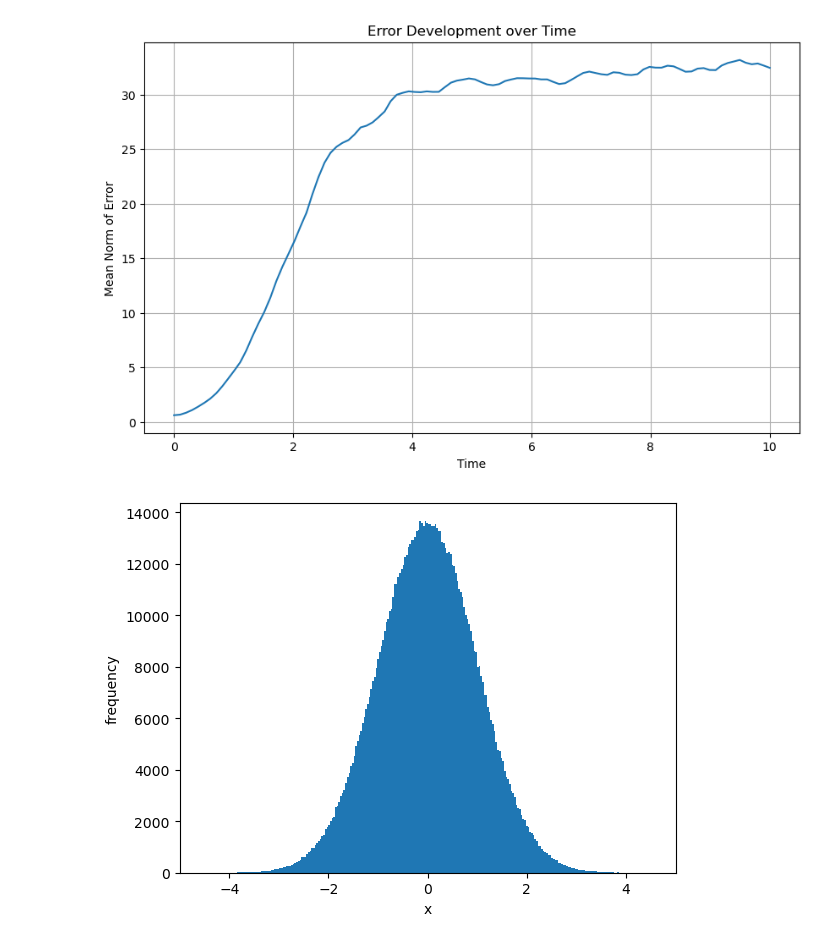
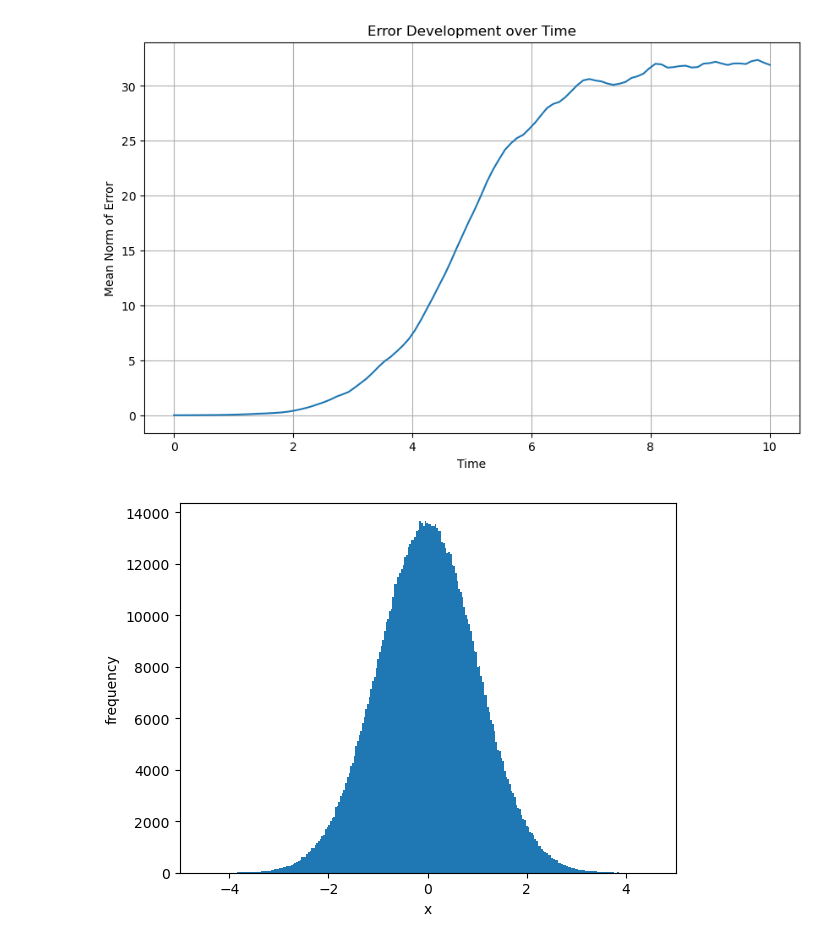
Before and after one commit to gallardo0825/Data_assimilation_A, a Jupyter notebook: assignemnt2.ipynb, the cells around one changed output. Cells and saved outputs as stored; diff of their text form; code cells hidden in the pictures.

```diff
--- a/assignemnt2.ipynb
+++ b/assignemnt2.ipynb
@@ -12,7 +12,7 @@ dt = 0.01
 #サンプル数
 sample = 50
 #摂動
-epsilon = 0.1
+epsilon = 1e-3
 
 def L96(t,x,F):
     dxdt = np.zeros((N))
@@ -28,8 +28,8 @@ def L96(t,x,F):
 #初期条件
 X = F + np.random.randn(N)
 #十分長い時間(前半半分はアトラクター乗ってないとして切り捨てる)
-tspan = [0.0 , int(2.0 * sample)]
-t_eval = np.linspace(tspan[0], tspan[1], int(tspan[1] * 100 + 1)) #後で100個間隔で使う
+tspan = (0.0 , int(2.0 * sample))
+t_eval = np.linspace(tspan[0], tspan[1], int(tspan[1] * 100 + 1)) #tspanを(tspan[1] * 100 + 1)点で評価(後で100個間隔で使う)
 #ODEの解法
 sol = solve_ivp(L96, tspan, X, args=(F,), method='RK45', t_eval=t_eval)
 error = np.zeros((sample, 100))
@@ -37,34 +37,34 @@ error = np.zeros((sample, 100))
 #attoractorにはいつから乗るかわからないので半数切り捨てた
 for i in range(sample):
     #後半を100個間隔で使う
     #sol.yは N * len(t_eval) の形
     X_attract = sol.y[:, int(len(t_eval) / 2) + 100 * i]
     #少しずらす
     X_attract_perturb = X_attract + epsilon * np.random.randn(N)
     #摂動を加えた初期条件での積分
     #dense_output=Trueを設定すると、返される解のオブジェクトから、任意の時間点での状態を計算するための補間関数を生成するできる。これにより、t_evalで指定された離散的な時間点以外の時刻における解も求めることが可能。
     sol_attract = solve_ivp(L96, (0, 10), X_attract, args=(F,), method='RK45', dense_output=True)
     sol_attract_perturb = solve_ivp(L96, (0, 10), X_attract_perturb, args=(F,), method='RK45', dense_output=True)
 
     ts = np.linspace(0.0, 10, 100)
     attract = sol_attract.sol(ts)#補間関数('sol')
     attract_perturb = sol_attract_perturb.sol(ts)
     # 時間ごとのノルムの差
     for j in range(100):
         error[i, j] = np.linalg.norm(attract[:, j] - attract_perturb[:, j])
 # エラーの平均を計算
 error_mean = np.mean(error, axis=0)
 
 # 結果のプロット
 plt.figure(figsize=(10, 6))
 plt.plot(ts, error_mean, label='Mean Error')
 plt.xlabel('Time')
 plt.ylabel('Mean Norm of Error')
 plt.title('Error Development over Time')
 plt.grid()
 plt.show()
 # %% [output]
-[figure, old version]
+[figure, new version]
 # %%
 import numpy as np
 import matplotlib.pyplot as plt
```
